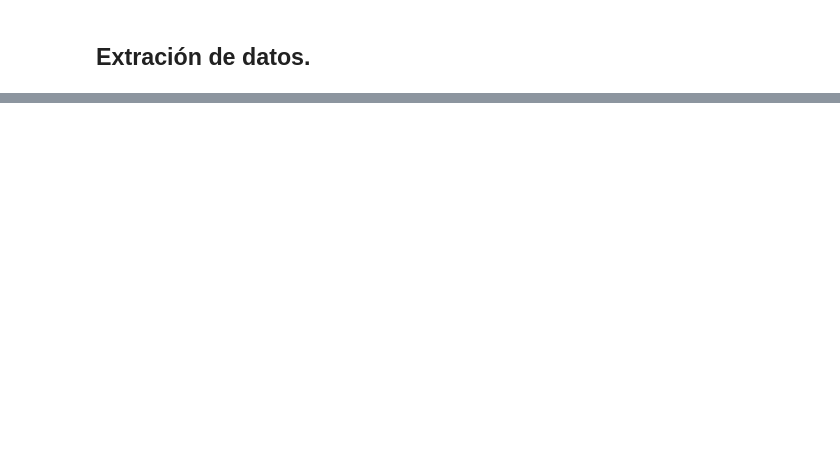
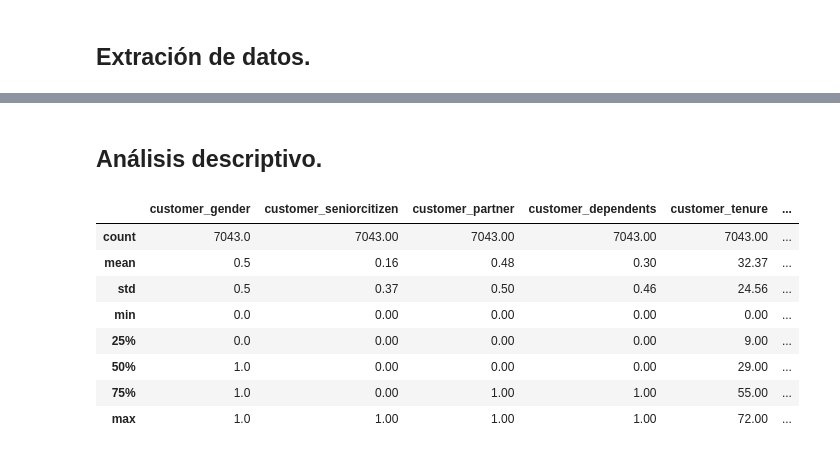
Before and after one commit to BjorkMagno/Portafolio, a Jupyter notebook: data-science/desafios/TelecomX/ChallengeTelecomX.ipynb, the cells around one changed output, grey strips where cells are left out. Saved outputs shown, nothing was run; the diff lists cells and outputs as text; code cells hidden in the pictures; blank space fills up the shorter version.

```diff
--- a/data-science/desafios/TelecomX/ChallengeTelecomX.ipynb
+++ b/data-science/desafios/TelecomX/ChallengeTelecomX.ipynb
@@ -45,0 +231,3 @@ datos.head()
+# %%
+# Estadirizacion de los datos de 'customer_gender' con Female:0 y Male 1.
+datos['customer_gender'] = datos['customer_gender'].replace({'Female': 0, 'Male': 1})
@@ -45,0 +249,21 @@ datos.head()
+# %%
+# Estadirizacion de los datos de 'phone_multiplelines' con 'No': 0, 'Yes': 1, 'No phone service': 0
+datos['phone_multiplelines'] = datos['phone_multiplelines'].replace({'No': 0, 'No phone service':0, 'Yes': 1})
+
+# Estadirizacion de los datos de 'internet_onlinesecurity' con 'No': 0, 'Yes': 1, 'No phone service': 0
+datos['internet_onlinesecurity'] = datos['internet_onlinesecurity'].replace({'No': 0, 'No internet service':0, 'Yes': 1})
+
+# Estadirizacion de los datos de 'internet_onlinebackup' con 'No': 0, 'Yes': 1, 'No phone service': 0
+datos['internet_onlinebackup'] = datos['internet_onlinebackup'].replace({'No': 0, 'No internet service':0, 'Yes': 1})
+
+# Estadirizacion de los datos de 'internet_deviceprotection' con 'No': 0, 'Yes': 1, 'No phone service': 0
+datos['internet_deviceprotection'] = datos['internet_deviceprotection'].replace({'No': 0, 'No internet service':0, 'Yes': 1})
+
+# Estadirizacion de los datos de 'internet_techsupport' con 'No': 0, 'Yes': 1, 'No phone service': 0
+datos['internet_techsupport'] = datos['internet_techsupport'].replace({'No': 0, 'No internet service':0, 'Yes': 1})
+
+# Estadirizacion de los datos de 'internet_streamingtv' con 'No': 0, 'Yes': 1, 'No phone service': 0
+datos['internet_streamingtv'] = datos['internet_streamingtv'].replace({'No': 0, 'No internet service':0, 'Yes': 1})
+
+# Estadirizacion de los datos de 'internet_streamingmovies' con 'No': 0, 'Yes': 1, 'No phone service': 0
+datos['internet_streamingmovies'] = datos['internet_streamingmovies'].replace({'No': 0, 'No internet service':0, 'Yes': 1})
@@ -45,0 +272,4 @@ datos.head()
+# %%
+# Creación de columna de cuentas diarias
+datos['account_charges_diary'] = datos['account_charges_monthly'] / 30
+datos.head()
@@ -45,0 +284,4 @@ datos.head()
+# %%
+#
+datos = datos.drop('account_charges_diary', errors='ignore')
+datos.head()
@@ -65,0 +399,15 @@ memory usage: 2.1+ MB
+# %% [markdown]
+## Análisis descriptivo.
+# %%
+# Describsion general.
+datos.describe().round(2)
+# %% [output]
+|  | customer_gender | customer_seniorcitizen | customer_partner | customer_dependents | customer_tenure | ... |
+| count | 7043.0 | 7043.00 | 7043.00 | 7043.00 | 7043.00 | ... |
+| mean | 0.5 | 0.16 | 0.48 | 0.30 | 32.37 | ... |
+| std | 0.5 | 0.37 | 0.50 | 0.46 | 24.56 | ... |
+| min | 0.0 | 0.00 | 0.00 | 0.00 | 0.00 | ... |
+| 25% | 0.0 | 0.00 | 0.00 | 0.00 | 9.00 | ... |
+| 50% | 1.0 | 0.00 | 0.00 | 0.00 | 29.00 | ... |
+| 75% | 1.0 | 0.00 | 1.00 | 1.00 | 55.00 | ... |
+| max | 1.0 | 1.00 | 1.00 | 1.00 | 72.00 | ... |
```
Also changed, not shown: parts of 72 cells of this notebook.
